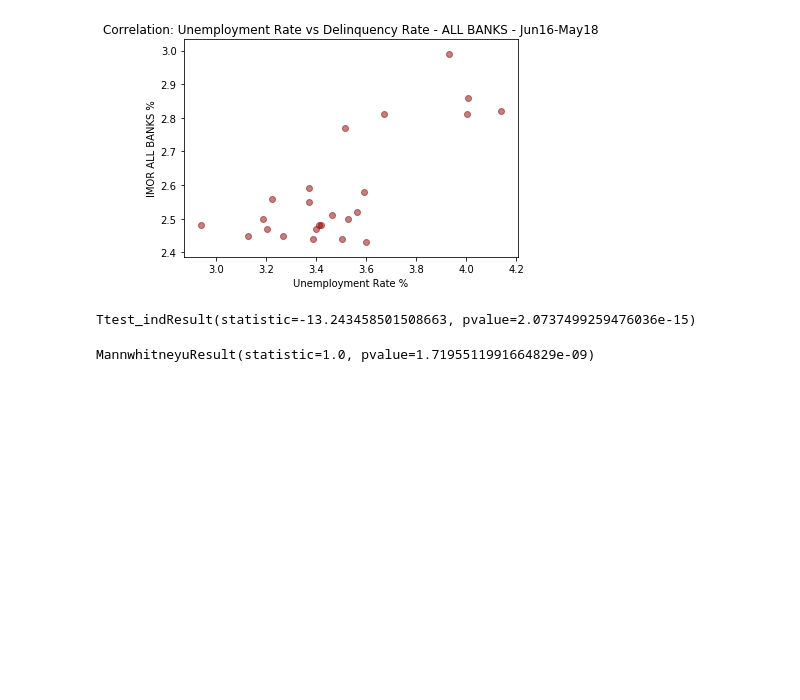
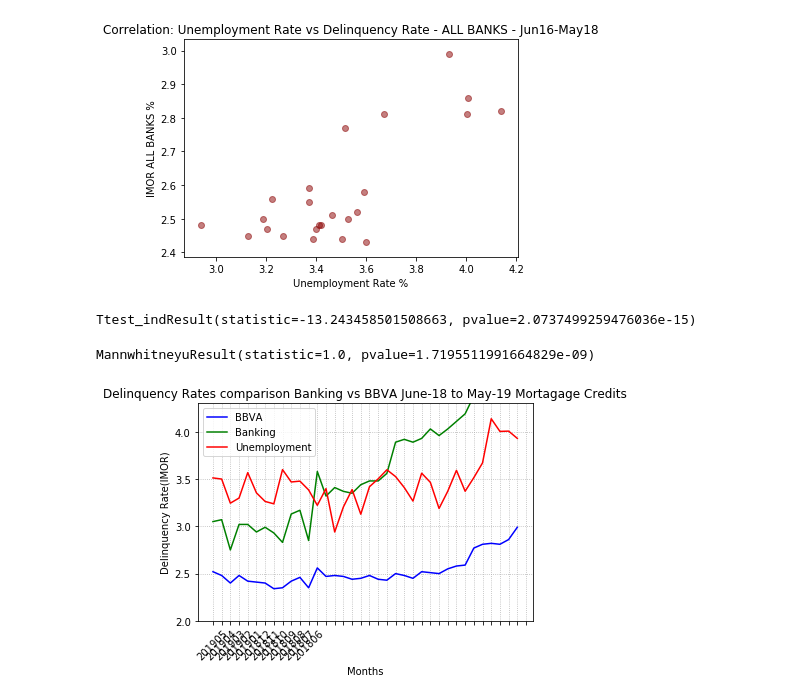
Before and after one commit to mmastermind/Project_1, a Jupyter notebook: Project1-conclusion.ipynb, the cells around one changed output. Cells and saved outputs as stored; diff of their text form; code cells hidden in the pictures; blank space fills up the shorter version.

Commit message:
Rubi code added pending graph to fix

```diff
--- a/Project1-conclusion.ipynb
+++ b/Project1-conclusion.ipynb
@@ -530,11 +557,11 @@ np.corrcoef(une_edo['IMOR_201901'],une_edo['201901'])
 NameError: name 'une_edo' is not defined
 # %%
 #cargar la CNBV nivel nacional 36 meses
-CV_cnbv=pd.read_csv('cartera_comparaCNBV.csv')
+CV_cnbv=pd.read_csv('cartera_comparaCNBV1.csv')
 CV_cnbv.head()
 del CV_cnbv['institucion'] #ajuste pro problema es csv
 #CV_cnbv['Institucion']=CV_cnbv[str('institucion')]
 CV_cnbv.dtypes
 #CV_cnbv['institucion'].astype(str)
-#CV_cnbv.head()
+CV_cnbv.head()
 # %% [output]
@@ -789,3 +813,28 @@ scipy.stats.mannwhitneyu(CV_unemploy_LT1806['tasa_desempleo'],CV_unemploy_LT1806
 MannwhitneyuResult(statistic=1.0, pvalue=1.7195511991664829e-09)
 # %%
 # THE END.. by now
+# %%
+#plot tendencies Banking vs BBVA
+x_axis=CV_unemploy_join["IMOR_BM"]   #BBVA = x
+x_axis2=CV_unemploy_join["IMOR_BK1"]
+x_axis3=CV_unemploy_join["tasa_desempleo"]
+#y_axis=une_imor.periodo
+plt.grid(linestyle='dotted')
+plt.plot(x_axis,'-b', label='BBVA')
+plt.plot(x_axis2,'g', label='Banking')
+plt.plot(x_axis3,'r', label='Unemployment')
+#graph=plt.bar(y_axis,height, align='center', alpha=0.9, color='r')
+
+#plt.yticks(np.arange(0, 11, 1))
+
+plt.title('Delinquency Rates comparison Banking vs BBVA June-18 to May-19 Mortagage Credits')
+plt.xlabel('Months')
+plt.ylabel('Delinquency Rate(IMOR)')
+plt.legend(loc='best')
+plt.ylim(2,4.3)
+tick_location=[0,1,2,3,4,5,6,7,8,9,10,11,12,13,14,15,16,17,18,19,20,21,22,23,24,25,26,27,28,29,30,31,32,33,34,35,36]
+
+plt.xticks(tick_location,une_imor['periodo'],rotation=45)
+plt.show()
+# %% [output]
+[figure, added]
```
Also changed, not shown: parts of 8 cells of this notebook.
